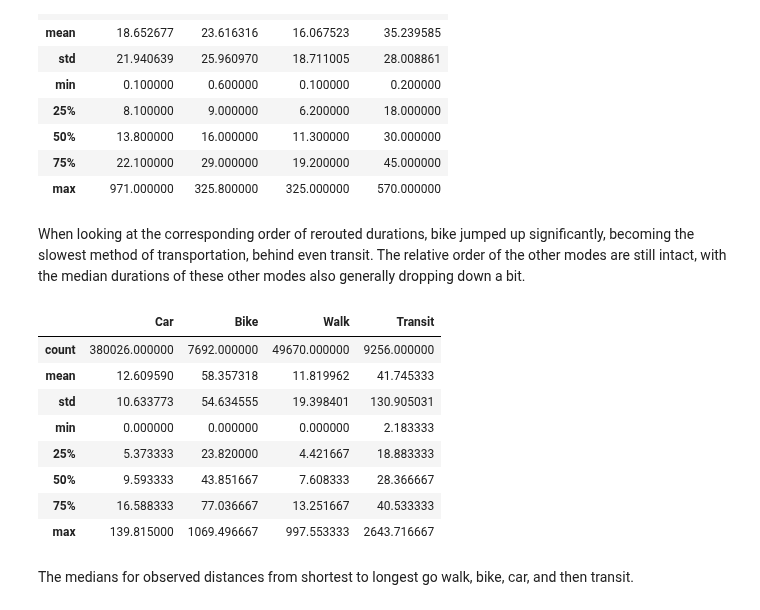
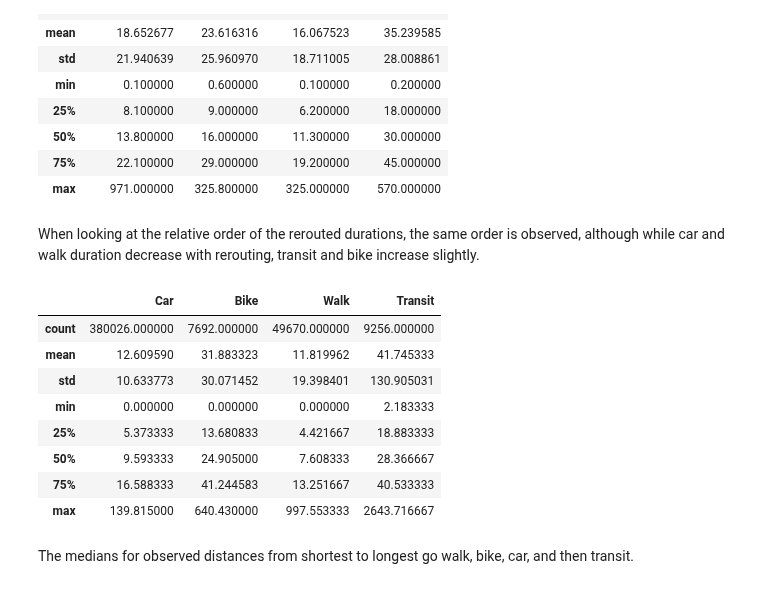
Before and after one commit to Metropolitan-Council/vmt-mode-shift-study, a Jupyter notebook: data_processing/rerouting_validation.ipynb, the cells around one changed output. Drawn from its saved outputs; the diff is of its cells as text; code cells hidden in the pictures.

```diff
--- a/data_processing/rerouting_validation.ipynb
+++ b/data_processing/rerouting_validation.ipynb
@@ -34,7 +34,7 @@ MILES_PER_METER = 0.000621371
 # %% [markdown]
 ## Car Analysis
 # %%
-car = pd.read_parquet(teams_dir + "/Data_processed/geodata/car_congestion.parquet")
+car = pd.read_parquet(teams_dir + "/Data_processed/geodata/car_congestion_nogeom.parquet")
 car
 # %% [output]
 |  |  | duration_seconds | distance_meters | weight |
@@ -262,6 +261,7 @@ bike_lts
 | 458637 | [2200279102002] | 4119.1 | 7267.8 | 2545.0 | 6976.301425 | 68.723028 | ... |
 458638 rows × 9 columns
 # %%
-df["rerouting_duration_bike"] = (bike_lts.set_index("trip_id").loc[df["trip_id"]]["duration_seconds"] / 60).values
+df["rerouting_duration_bike"] = (bike_lts.set_index("trip_id").loc[df["trip_id"]]["weight"] / 60).values # use weight instead of duration
+df["rerouting_duration_bike_old"] = (bike_lts.set_index("trip_id").loc[df["trip_id"]]["duration_seconds"] / 60).values # use weight instead of duration
 df["rerouting_distance_bike"] = (bike_lts.set_index("trip_id").loc[df["trip_id"]]["distance_meters"] * MILES_PER_METER).values
 # %% [markdown]
@@ -382,8 +382,8 @@ walk
 | 458649 | [2200279102002] | 3210.6 | 4453.7 | 3210.6 |
 458650 rows × 4 columns
 # %%
-df["rerouted_duration_walk"] = (walk.set_index('trip_id').loc[df["trip_id"]]["duration_seconds"] / 60).values
-df["rerouted_distance_walk"] = (walk.set_index('trip_id').loc[df["trip_id"]]["distance_meters"] * MILES_PER_METER).values
+df["rerouting_duration_walk"] = (walk.set_index('trip_id').loc[df["trip_id"]]["duration_seconds"] / 60).values
+df["rerouting_distance_walk"] = (walk.set_index('trip_id').loc[df["trip_id"]]["distance_meters"] * MILES_PER_METER).values
 # %% [markdown]
 From the side by side comparison, it seems that the rerouting analysis seems to underestimate the duration of walk trips for observed walk trips.
 # %%
@@ -731,22 +733,22 @@ summary
 | 50% | 13.800000 | 16.000000 | 11.300000 | 30.000000 |
 | 75% | 22.100000 | 29.000000 | 19.200000 | 45.000000 |
 | max | 971.000000 | 325.800000 | 325.000000 | 570.000000 |
-# %% [markdown]
-When looking at the corresponding order of rerouted durations, bike jumped up significantly, becoming the slowest method of transportation, behind even transit. The relative order of the other modes are still intact, with the median durations of these other modes also generally dropping down a bit.
+# %% [markdown]
+When looking at the relative order of the rerouted durations, the same order is observed, although while car and walk duration decrease with rerouting, transit and bike increase slightly.
 # %%
-summary = pd.concat([df[df["mode"] == "Car"]["rerouting_duration_car"].describe(), df[df["mode"] == "Bike/Scooter"]["rerouting_duration_bike"].describe(), df[df["mode"] == "Walk"]["rerouted_duration_walk"].describe(), df[(df["mode"] == "Transit") & (df["rerouting_duration_transit"] >= 0)]["rerouting_duration_transit"].describe()], axis=1)
+summary = pd.concat([df[df["mode"] == "Car"]["rerouting_duration_car"].describe(), df[df["mode"] == "Bike/Scooter"]["rerouting_duration_bike"].describe(), df[df["mode"] == "Walk"]["rerouting_duration_walk"].describe(), df[(df["mode"] == "Transit") & (df["rerouting_duration_transit"] >= 0)]["rerouting_duration_transit"].describe()], axis=1)
 summary.columns = ["Car", "Bike", "Walk", "Transit"]
 summary
 # %% [output]
 |  | Car | Bike | Walk | Transit |
 | count | 380026.000000 | 7692.000000 | 49670.000000 | 9256.000000 |
-| mean | 12.609590 | 58.357318 | 11.819962 | 41.745333 |
-| std | 10.633773 | 54.634555 | 19.398401 | 130.905031 |
+| mean | 12.609590 | 31.883323 | 11.819962 | 41.745333 |
+| std | 10.633773 | 30.071452 | 19.398401 | 130.905031 |
 | min | 0.000000 | 0.000000 | 0.000000 | 2.183333 |
-| 25% | 5.373333 | 23.820000 | 4.421667 | 18.883333 |
-| 50% | 9.593333 | 43.851667 | 7.608333 | 28.366667 |
-| 75% | 16.588333 | 77.036667 | 13.251667 | 40.533333 |
-| max | 139.815000 | 1069.496667 | 997.553333 | 2643.716667 |
+| 25% | 5.373333 | 13.680833 | 4.421667 | 18.883333 |
+| 50% | 9.593333 | 24.905000 | 7.608333 | 28.366667 |
+| 75% | 16.588333 | 41.244583 | 13.251667 | 40.533333 |
+| max | 139.815000 | 640.430000 | 997.553333 | 2643.716667 |
 # %% [markdown]
 The medians for observed distances from shortest to longest go walk, bike, car, and then transit.
 # %%
```
Also changed, not shown: parts of 26 cells of this notebook.
